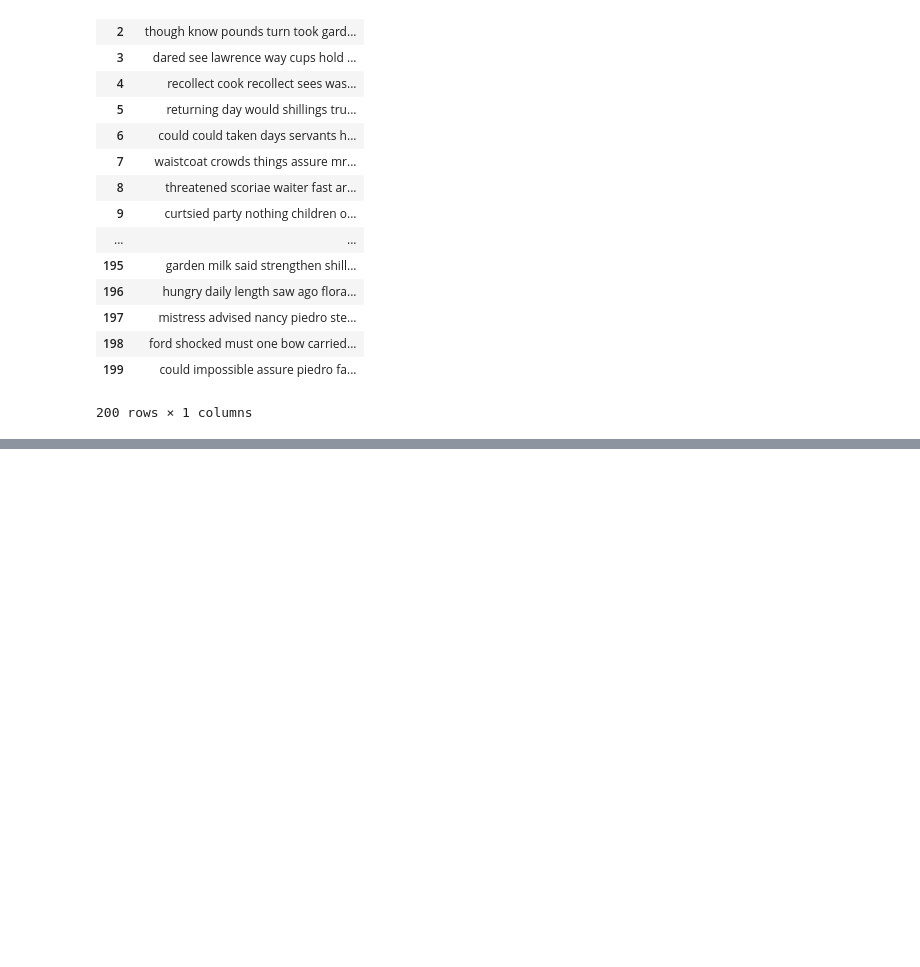
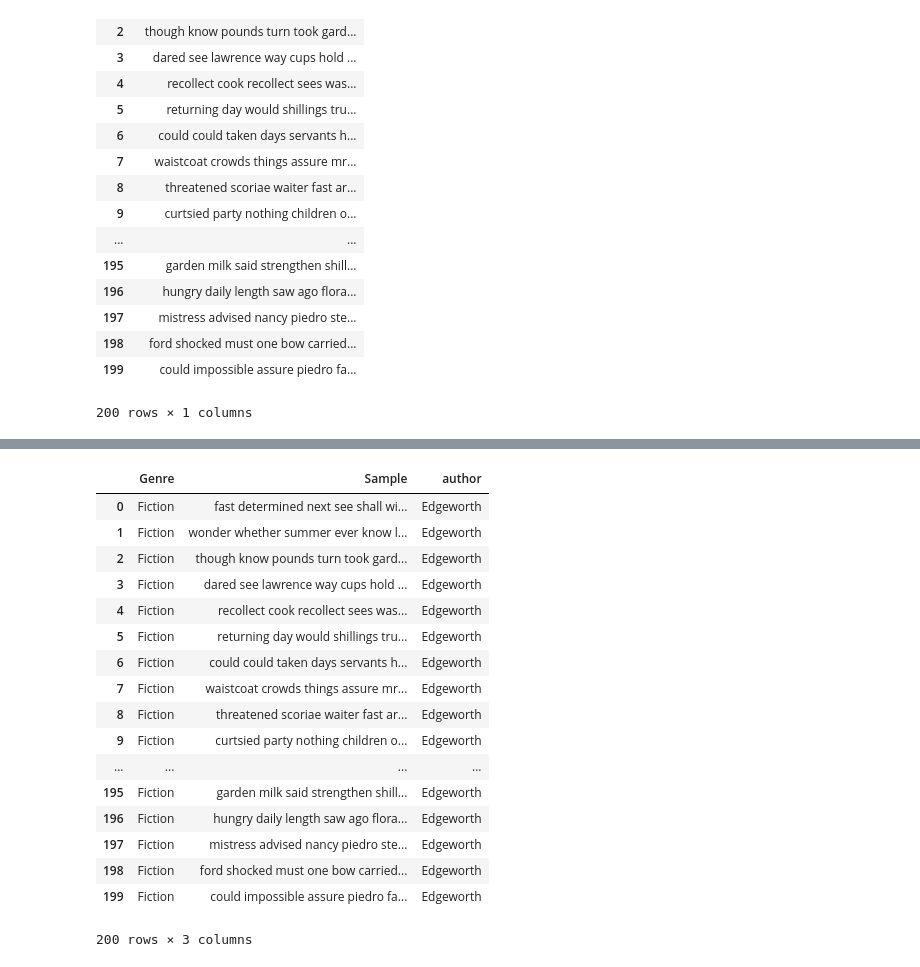
Before and after one commit to rashinagpal/NLP-Guttenberg-Classification, a Jupyter notebook: Classification.ipynb, the cells around one changed output, grey strips where cells are left out. Cells and saved outputs as stored; diff of their text form; code cells hidden in the pictures; blank space fills up the shorter version.

```diff
--- a/Classification.ipynb
+++ b/Classification.ipynb
@@ -184,0 +249,21 @@ f
+# %%
+result
+# %% [output]
+|  | Genre | Sample | author |
+| 0 | Fiction | fast determined next see shall wi... | Edgeworth |
+| 1 | Fiction | wonder whether summer ever know l... | Edgeworth |
+| 2 | Fiction | though know pounds turn took gard... | Edgeworth |
+| 3 | Fiction | dared see lawrence way cups hold ... | Edgeworth |
+| 4 | Fiction | recollect cook recollect sees was... | Edgeworth |
+| 5 | Fiction | returning day would shillings tru... | Edgeworth |
+| 6 | Fiction | could could taken days servants h... | Edgeworth |
+| 7 | Fiction | waistcoat crowds things assure mr... | Edgeworth |
+| 8 | Fiction | threatened scoriae waiter fast ar... | Edgeworth |
+| 9 | Fiction | curtsied party nothing children o... | Edgeworth |
+| ... | ... | ... | ... |
+| 195 | Fiction | garden milk said strengthen shill... | Edgeworth |
+| 196 | Fiction | hungry daily length saw ago flora... | Edgeworth |
+| 197 | Fiction | mistress advised nancy piedro ste... | Edgeworth |
+| 198 | Fiction | ford shocked must one bow carried... | Edgeworth |
+| 199 | Fiction | could impossible assure piedro fa... | Edgeworth |
+200 rows × 3 columns
```
Also changed, not shown: parts of 7 cells of this notebook.
